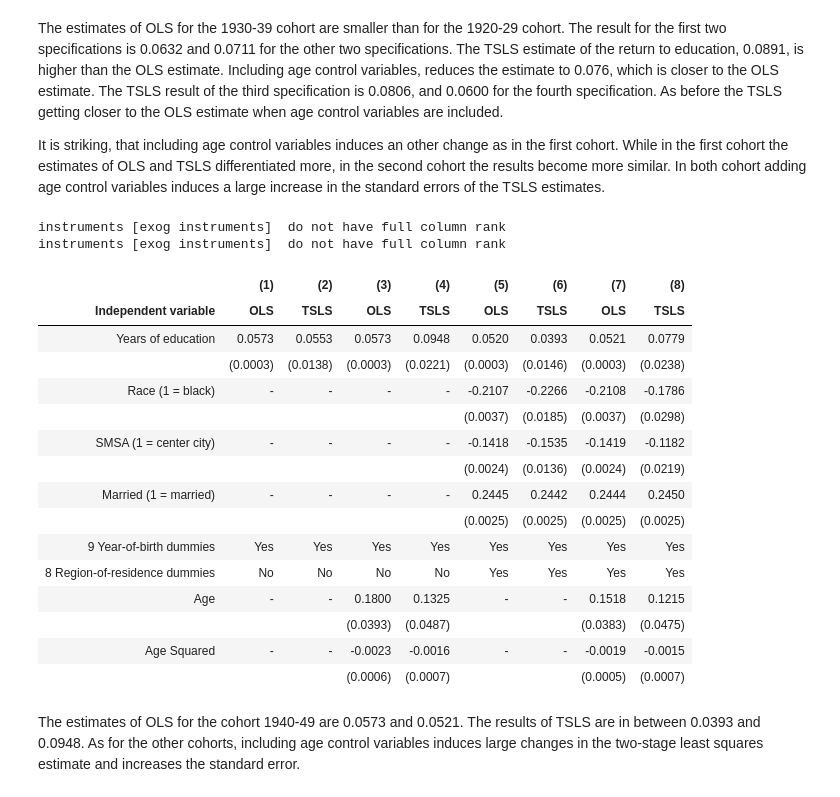
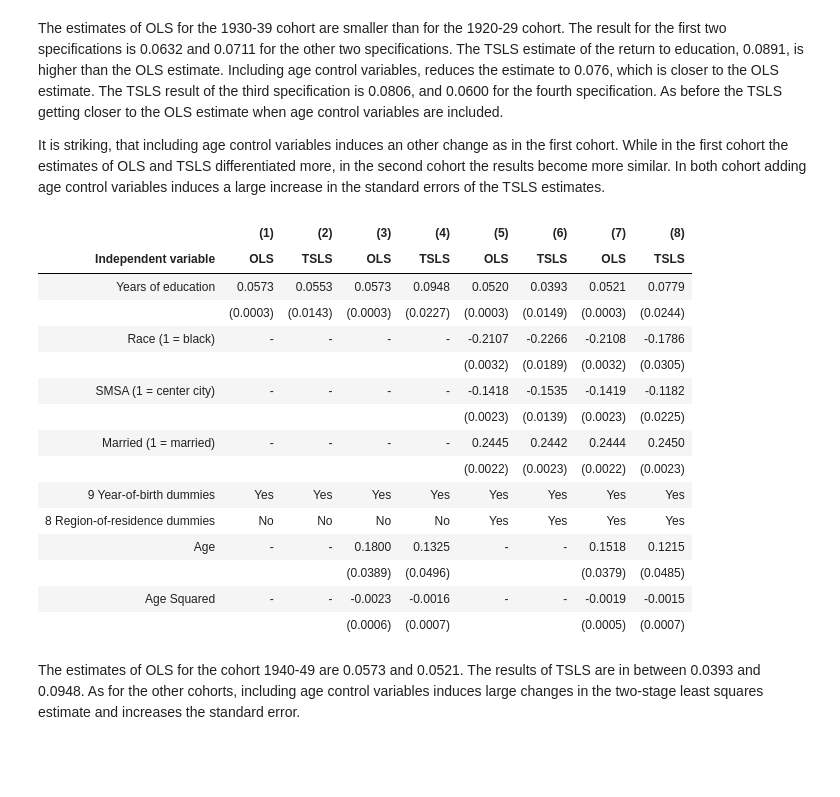
Before and after one commit to peisenha/microeconometrics-course-project-felix0496, a Jupyter notebook: Replication.ipynb, the cells around one changed output. Saved outputs shown, nothing was run; the diff lists cells and outputs as text; code cells hidden in the pictures; blank space fills up the shorter version.

```diff
--- a/Replication.ipynb
+++ b/Replication.ipynb
@@ -406,28 +401,26 @@ The estimates of OLS for the 1930-39 cohort are smaller than for the 1920-29 coh
 It is striking, that including age control variables induces an other change as in the first cohort. While in the first cohort the estimates of OLS and TSLS differentiated more, in the second cohort the results become more similar. In both cohort adding age control variables induces a large increase in the standard errors of the TSLS estimates.
 # %%
 df = dhlp.get_df_census80()
-df = df.loc[(df['YOB'] >= 40) & (df['YOB'] <= 49)]
+df = df.loc[(df['YOB'] >= 40) & (df['YOB'] <= 49)].reset_index()
 df = dhlp.prepare_census_data(df, qob_x_yob = True)
 
 rslt = rgr.run_specification_iv2sls(df, rgr.get_specification_table_4_5_6())
 HTML(tbl.create_table_4_5_6(rslt))
 # %% [output]
-instruments [exog instruments]  do not have full column rank
-instruments [exog instruments]  do not have full column rank
 |  | (1) | (2) | (3) | (4) | (5) | (6) | (7) | (8) |
 | Independent variable | OLS | TSLS | OLS | TSLS | OLS | TSLS | OLS | TSLS |
 | Years of education | 0.0573 | 0.0553 | 0.0573 | 0.0948 | 0.0520 | 0.0393 | 0.0521 | 0.0779 |
-|  | (0.0003) | (0.0138) | (0.0003) | (0.0221) | (0.0003) | (0.0146) | (0.0003) | (0.0238) |
+|  | (0.0003) | (0.0143) | (0.0003) | (0.0227) | (0.0003) | (0.0149) | (0.0003) | (0.0244) |
 | Race (1 = black) | - | - | - | - | -0.2107 | -0.2266 | -0.2108 | -0.1786 |
-|  |  |  |  |  | (0.0037) | (0.0185) | (0.0037) | (0.0298) |
+|  |  |  |  |  | (0.0032) | (0.0189) | (0.0032) | (0.0305) |
 | SMSA (1 = center city) | - | - | - | - | -0.1418 | -0.1535 | -0.1419 | -0.1182 |
-|  |  |  |  |  | (0.0024) | (0.0136) | (0.0024) | (0.0219) |
+|  |  |  |  |  | (0.0023) | (0.0139) | (0.0023) | (0.0225) |
 | Married (1 = married) | - | - | - | - | 0.2445 | 0.2442 | 0.2444 | 0.2450 |
-|  |  |  |  |  | (0.0025) | (0.0025) | (0.0025) | (0.0025) |
+|  |  |  |  |  | (0.0022) | (0.0023) | (0.0022) | (0.0023) |
 | 9 Year-of-birth dummies | Yes | Yes | Yes | Yes | Yes | Yes | Yes | Yes |
 | 8 Region-of-residence dummies | No | No | No | No | Yes | Yes | Yes | Yes |
 | Age | - | - | 0.1800 | 0.1325 | - | - | 0.1518 | 0.1215 |
-|  |  |  | (0.0393) | (0.0487) |  |  | (0.0383) | (0.0475) |
+|  |  |  | (0.0389) | (0.0496) |  |  | (0.0379) | (0.0485) |
 | Age Squared | - | - | -0.0023 | -0.0016 | - | - | -0.0019 | -0.0015 |
 |  |  |  | (0.0006) | (0.0007) |  |  | (0.0005) | (0.0007) |
 # %% [markdown]
```
Also changed, not shown: parts of 8 cells of this notebook, 3 other files.
